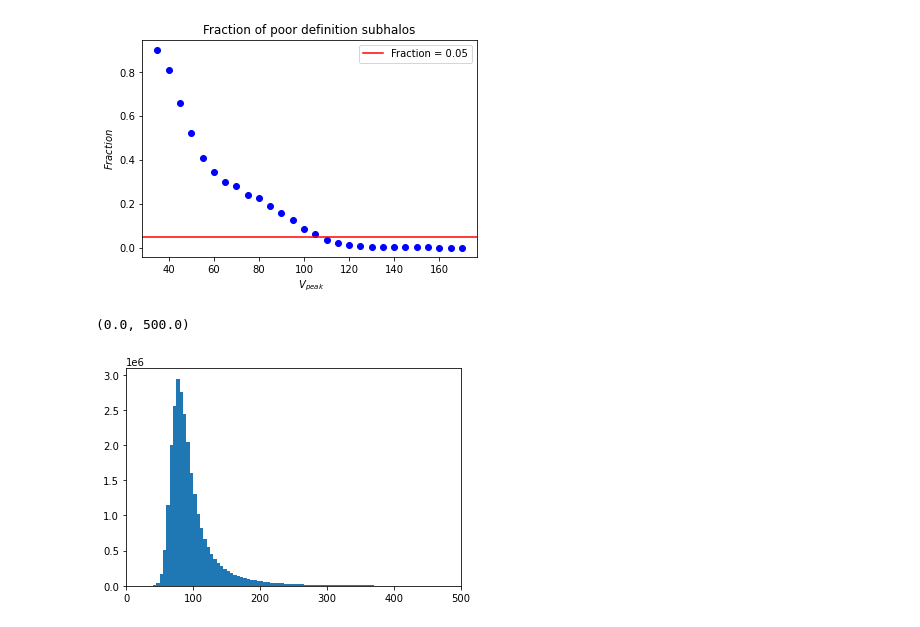
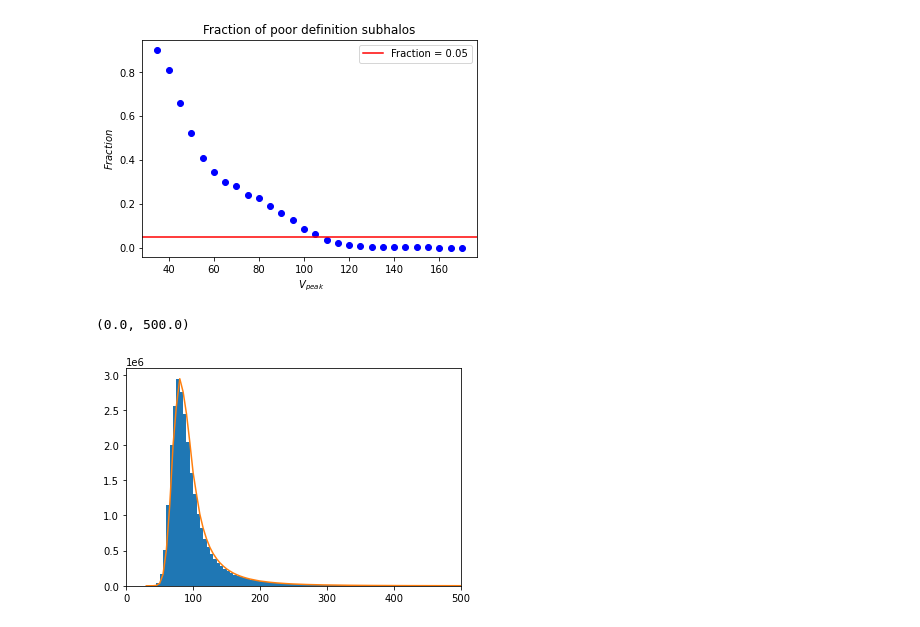
Before and after one commit to zhengyun0215/mock, a Jupyter notebook: newsubhalotable.ipynb, the cells around one changed output. Drawn from its saved outputs; the diff is of its cells as text; code cells hidden in the pictures.

```diff
--- a/newsubhalotable.ipynb
+++ b/newsubhalotable.ipynb
@@ -122,4 +43,0 @@ for i in range(91,99):
-# %%
-for i in range(89,99):
-    print(sub_file[i]['Subhalos'][122113160]['VmaxPhysical'])
-    print(sub_file[i]['Subhalos'][122113160]['Nbound'])
@@ -296,0 +165,5 @@ inds = np.digitize(vpeak,bin_0)
+# %%
+stag = np.argsort(vpeak)
+subid = subid[stag]
+vpeak = vpeak[stag]
+zform = zform[stag]
@@ -304,0 +222,3 @@ for n in range(len(vpeak)):
+# %%
+for i in range(250,300):
+    print(len(vpeak_sta[i]))
@@ -304,0 +270,4 @@ for n in range(len(vpeak)):
+# %%
+len_vpeak = []
+for i in range(363):
+    len_vpeak.append(len(vpeak_sta[i]))
@@ -380,7 +623,8 @@ plt.savefig('/home/yunzheng/mock/color/picture/Fraction_vpeak.pdf',dpi = 100)
 [figure]
 # %%
 plt.hist(vpeak,bin_0)
+plt.plot(bin_0,len_vpeak)
 plt.xlim(0,500)
 # %% [output]
 (0.0, 500.0)
-[figure, old version]
+[figure, new version]
```
Also changed, not shown: parts of 92 cells of this notebook.
